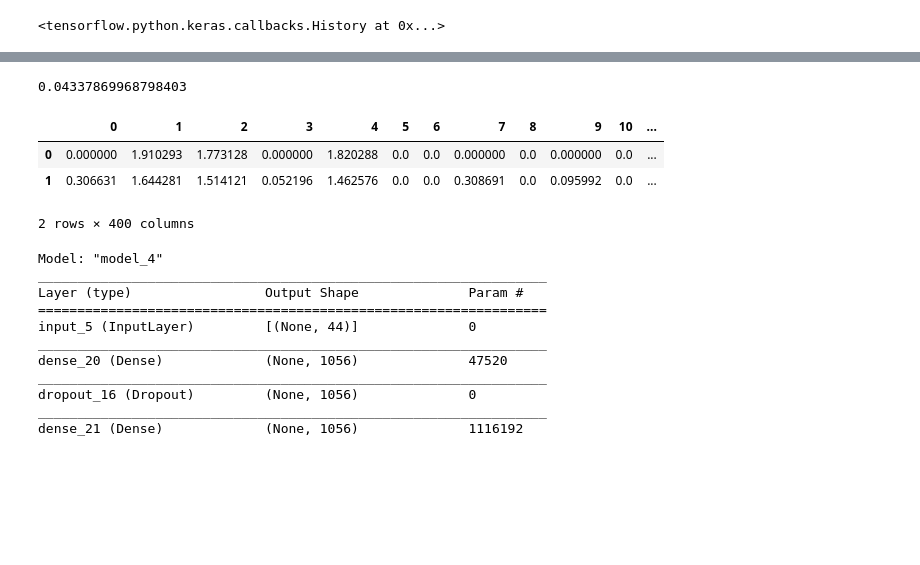
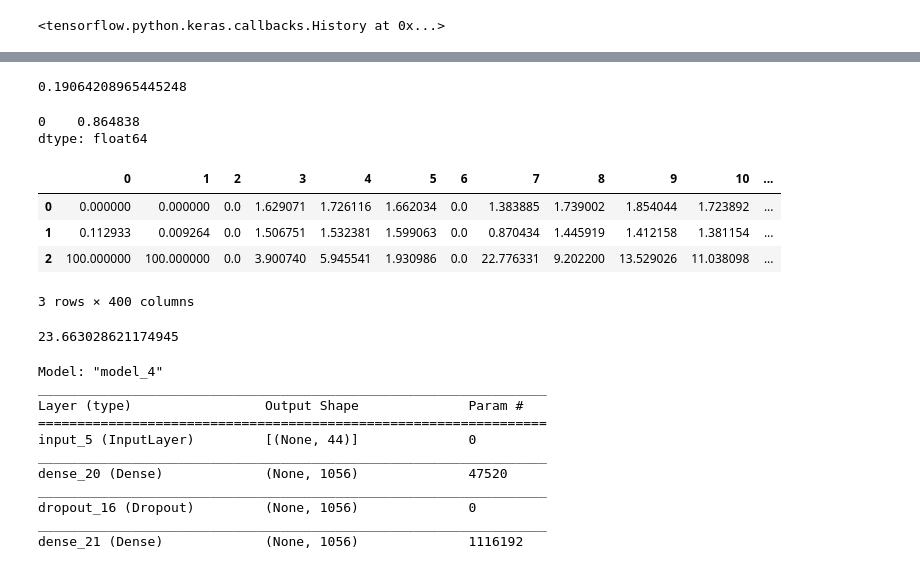
Before and after one commit to p-owens/MAI, a Jupyter notebook: origional_model_44_op.ipynb, the cells around one changed output, grey strips where cells are left out. Saved outputs shown, nothing was run; the diff lists cells and outputs as text; code cells hidden in the pictures; blank space fills up the shorter version.

Commit message:
added new error metric for og model

```diff
--- a/origional_model_44_op.ipynb
+++ b/origional_model_44_op.ipynb
@@ -199,7 +199,7 @@ Epoch 00950: val_loss did not improve from 0.05363
 <tensorflow.python.keras.callbacks.History at 0x...>
 # %%
 #set the channel number here
-channel = 39
+channel = 3
 # %%
 #Using a dataset with 1 ch constantly on for the test set
 #retreiving both datasets from GitHub
@@ -257,15 +257,34 @@ mape = tf.keras.metrics.MeanAbsoluteError()
 mape.update_state([y_test[:,channel]], [model.predict(x_test)[:,channel]]).numpy()
 mape.result().numpy() / np.mean(y_test[:,channel])
 # %% [output]
-0.04337869968798403
+0.19064208965445248
+# %%
+print(np.mean(pd.DataFrame(y_test[:,channel])))
+# %% [output]
+0    0.864838
+dtype: float64
+# %%
+# cant use percentage error becaue we have some samples where the true value is 0
+# instead use relative percentage difference
+# see https://en.wikipedia.org/wiki/Relative_change_and_difference
+
+def rpd(x, y):
+  epsilon = 1e-20
+  return abs(x - y) / ((abs(x) + abs(y) + epsilon) / 2) * 50
 # %%
 pd.DataFrame([y_test[:,channel],
-model.predict(x_test)[:,channel]])#, np.transpose(sq_err))
+model.predict(x_test)[:,channel],
+rpd(model.predict(x_test)[:,channel], y_test[:,channel])])#, np.transpose(sq_err))
 # %% [output]
 |  | 0 | 1 | 2 | 3 | 4 | 5 | 6 | 7 | 8 | 9 | 10 | ... |
-| 0 | 0.000000 | 1.910293 | 1.773128 | 0.000000 | 1.820288 | 0.0 | 0.0 | 0.000000 | 0.0 | 0.000000 | 0.0 | ... |
-| 1 | 0.306631 | 1.644281 | 1.514121 | 0.052196 | 1.462576 | 0.0 | 0.0 | 0.308691 | 0.0 | 0.095992 | 0.0 | ... |
+| 0 | 0.000000 | 0.000000 | 0.0 | 1.629071 | 1.726116 | 1.662034 | 0.0 | 1.383885 | 1.739002 | 1.854044 | 1.723892 | ... |
+| 1 | 0.112933 | 0.009264 | 0.0 | 1.506751 | 1.532381 | 1.599063 | 0.0 | 0.870434 | 1.445919 | 1.412158 | 1.381154 | ... |
+| 2 | 100.000000 | 100.000000 | 0.0 | 3.900740 | 5.945541 | 1.930986 | 0.0 | 22.776331 | 9.202200 | 13.529026 | 11.038098 | ... |
-2 rows × 400 columns
+3 rows × 400 columns
+# %%
+np.mean(rpd(model.predict(x_test)[:,channel], y_test[:,channel]))
+# %% [output]
+23.663028621174945
 # %%
 checkpoint_dir = 'weights.97_0.32.h5'
 latest = tf.train.latest_checkpoint(checkpoint_dir)
```
Also changed, not shown: parts of 1 cell of this notebook, 2 other files.
